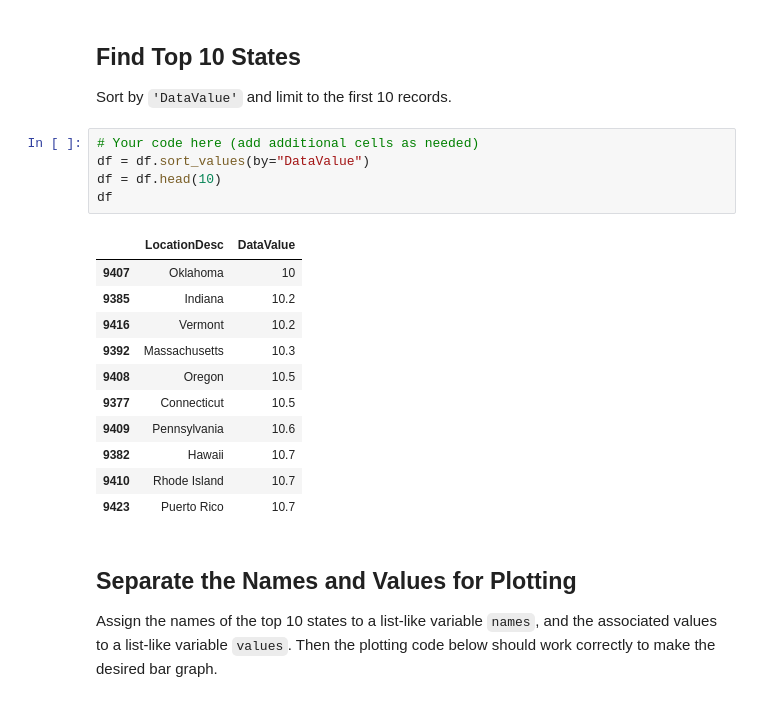
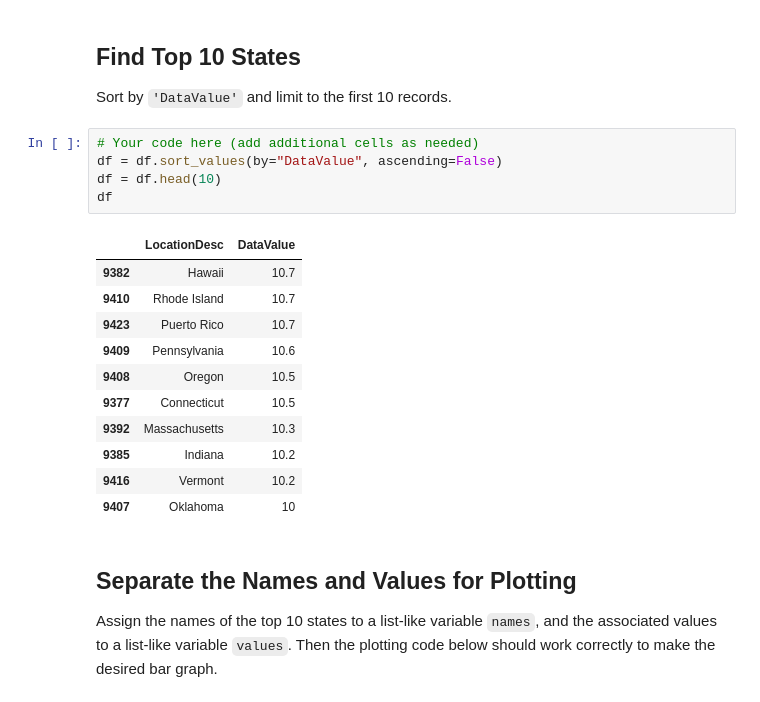
Before and after one commit to Zxhjlk/dsc-exploring-and-transforming-json-schemas-lab, a Jupyter notebook: index.ipynb, the cells around one changed output. Saved outputs shown, nothing was run; the diff lists cells and outputs as text.

```diff
--- a/index.ipynb
+++ b/index.ipynb
@@ -186,21 +186,21 @@ df
 Sort by `'DataValue'` and limit to the first 10 records.
 # %%
 # Your code here (add additional cells as needed)
-df = df.sort_values(by="DataValue")
+df = df.sort_values(by="DataValue", ascending=False)
 df = df.head(10)
 df
 # %% [output]
 |  | LocationDesc | DataValue |
-| 9407 | Oklahoma | 10 |
-| 9385 | Indiana | 10.2 |
-| 9416 | Vermont | 10.2 |
-| 9392 | Massachusetts | 10.3 |
-| 9408 | Oregon | 10.5 |
-| 9377 | Connecticut | 10.5 |
-| 9409 | Pennsylvania | 10.6 |
 | 9382 | Hawaii | 10.7 |
 | 9410 | Rhode Island | 10.7 |
 | 9423 | Puerto Rico | 10.7 |
+| 9409 | Pennsylvania | 10.6 |
+| 9408 | Oregon | 10.5 |
+| 9377 | Connecticut | 10.5 |
+| 9392 | Massachusetts | 10.3 |
+| 9385 | Indiana | 10.2 |
+| 9416 | Vermont | 10.2 |
+| 9407 | Oklahoma | 10 |
 # %% [markdown]
 ## Separate the Names and Values for Plotting
 
```
Also changed, not shown: parts of 1 cell of this notebook.
